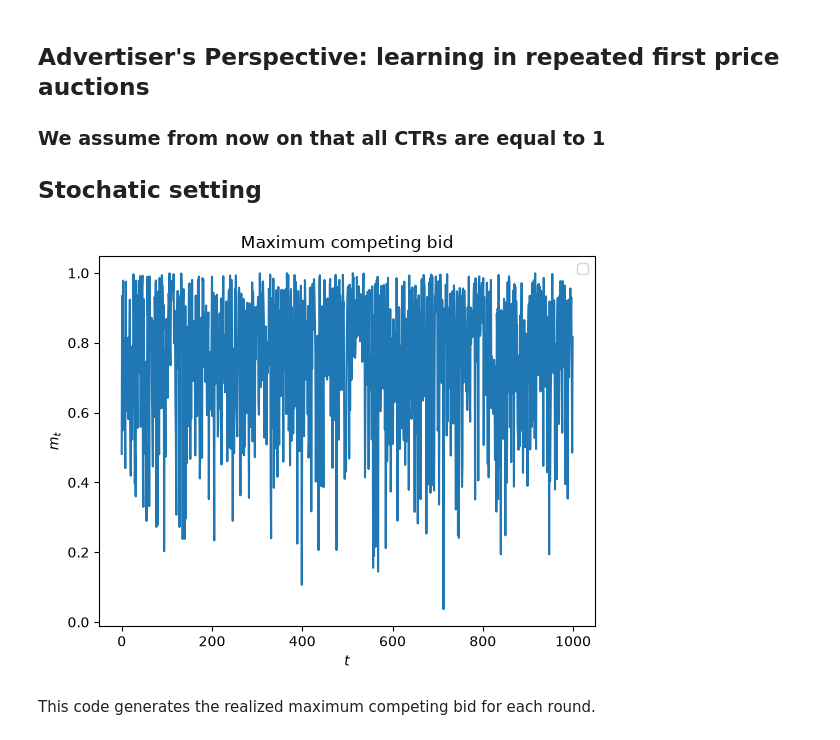
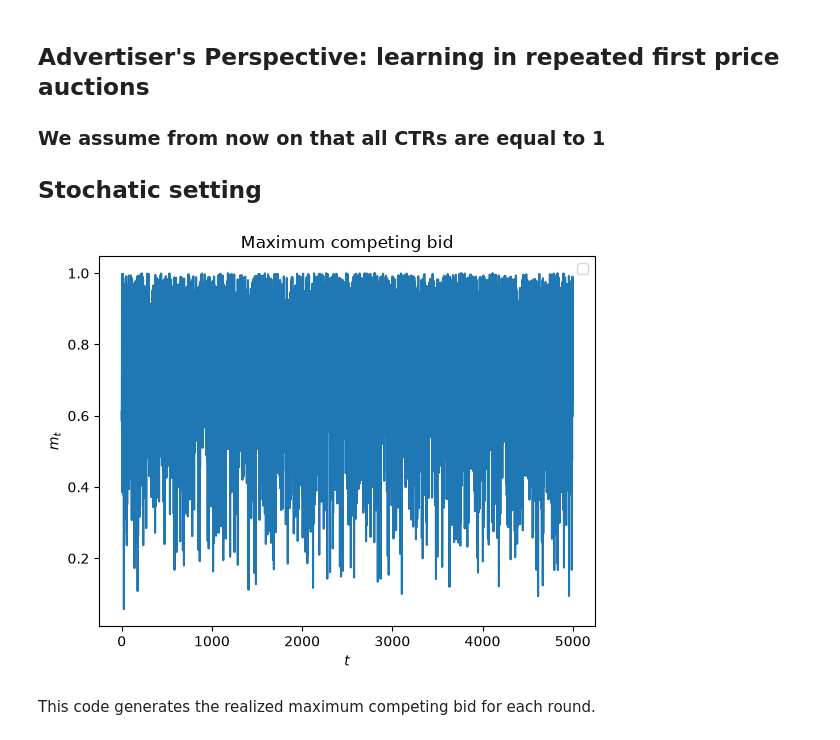
Before and after one commit to poligregni/OnlineLearningApplications2026, a Jupyter notebook: requirement_1.ipynb, the cells around one changed output. Saved outputs shown, nothing was run; the diff lists cells and outputs as text; code cells hidden in the pictures.

```diff
--- a/requirement_1.ipynb
+++ b/requirement_1.ipynb
@@ -106,27 +106,27 @@ The idea in the previous code is just showcasing that there 4 bids, therefore i=
 # %%
 ### Stochastic Bidders: my competitors sample their bids from
 ### probability distributions
 
 n_advertisers = 3
-n_users = 1000 #T-rounds
-B = 150
+n_users = 5000 #T-rounds
+B = 300
 my_valuation = 0.6
 rho = B/n_users
 
 # simple scenario: competitors sample bids from a uniform
 other_bids = np.random.uniform(0, 1, size = (n_advertisers, n_users))
 # I assume that competitors may have a larger budget than mine, but they may
 # not deplete it.
 m_t = other_bids.max(axis=0)
 
 plt.title("Maximum competing bid")
 plt.plot(m_t)
 plt.xlabel('$t$')
 plt.ylabel('$m_t$')
 plt.legend()
 plt.show()
 # %% [output]
-[figure, old version]
+[figure, new version]
 # %% [markdown]
 This code generates the realized maximum competing bid for each round.
 # %% [markdown]
```
Also changed, not shown: parts of 18 cells of this notebook.
